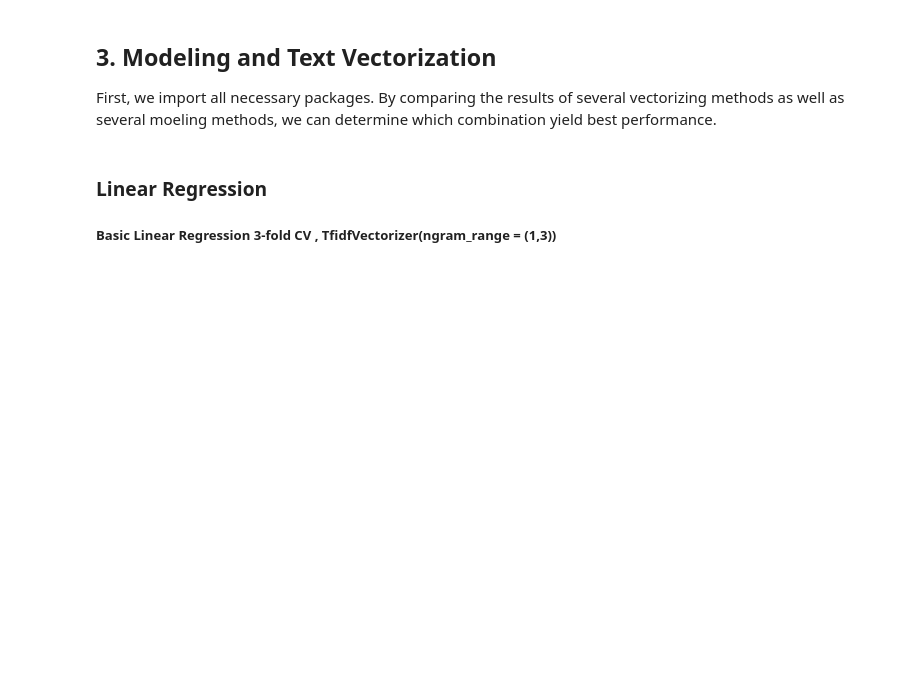
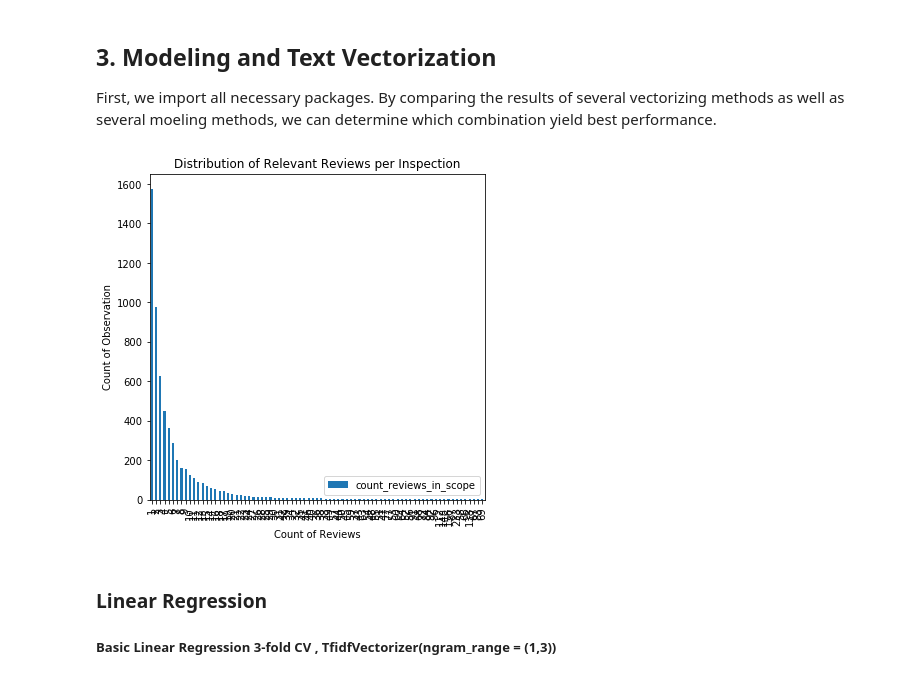
Before and after one commit to ms682/DataScience, a Jupyter notebook: yelp-toronto-dataset.ipynb, the cells around one changed output. Drawn from its saved outputs; the diff is of its cells as text; code cells hidden in the pictures; blank space fills up the shorter version.

```diff
--- a/yelp-toronto-dataset.ipynb
+++ b/yelp-toronto-dataset.ipynb
@@ -341,22 +341,18 @@ from sklearn.feature_extraction.text import TfidfVectorizer
 X_text = df_test['review_text']
 X_ntext = df_test.drop(['review_text','crucial_signficant'], axis=1)
 # %%
-plt.subplot(211)
-pd.value_counts(df['count_reviews_in_scope']).plot()
+plt.rcParams['figure.figsize'] = 6, 6
+plt.figure(1)
+plt.subplot()
+pd.value_counts(df['count_reviews_in_scope']).plot(kind='bar')
 plt.xlabel('Count of Reviews')
 plt.ylabel('Count of Observation')
 plt.title('Distribution of Relevant Reviews per Inspection')
 plt.legend(loc="lower right")
 
-plt.subplot(212)
-counts = pd.value_counts(df['stars']).sort_index()
-counts.plot(kind="bar")
-plt.xlabel('Average Star Rating')
-plt.ylabel('Count of Observation')
-plt.title('Distribution of Average Star Rating')
-plt.legend(loc="lower right")
-
 plt.show()
+# %% [output]
+[figure, added]
 # %%
 # set up a few different vectorizers to test
 count_vectorizer = CountVectorizer(binary=True, ngram_range=(1, 3))
```
Also changed, not shown: parts of 6 cells of this notebook.
